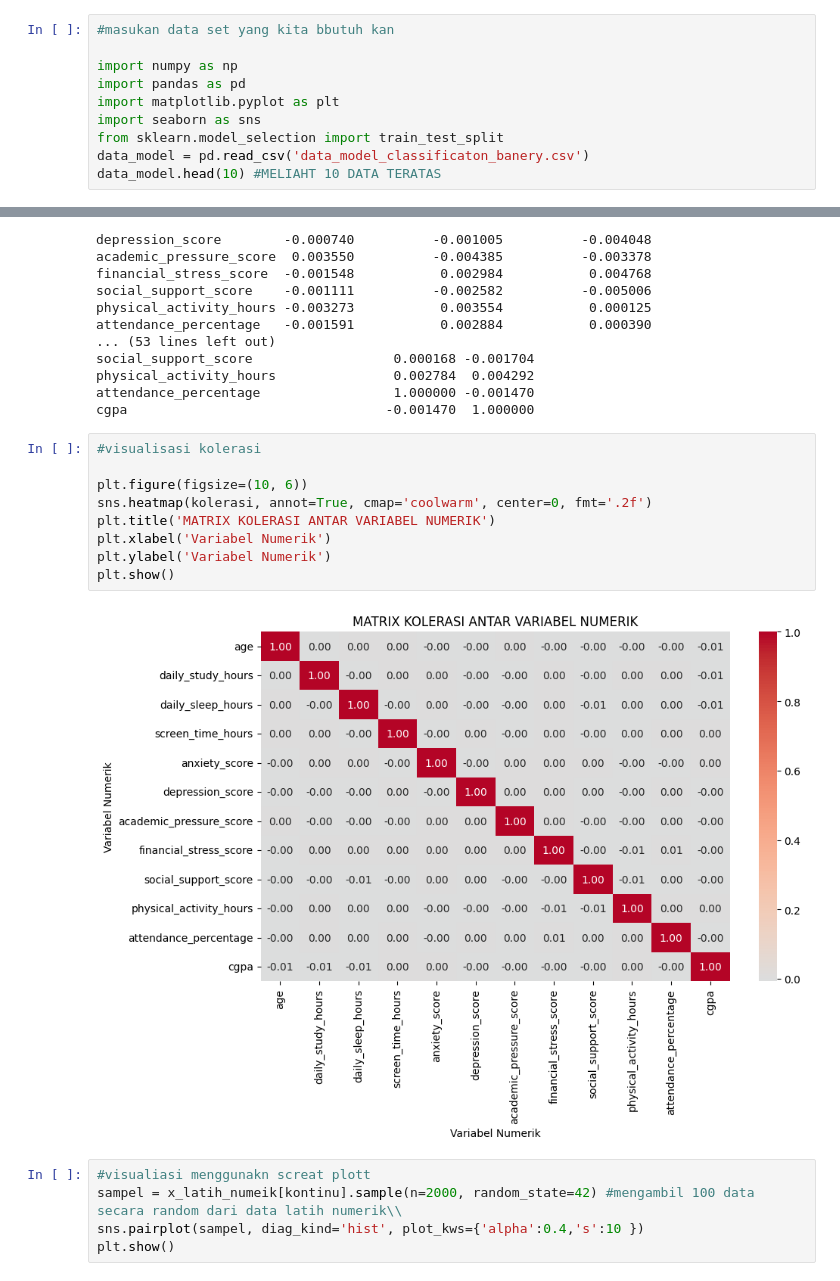
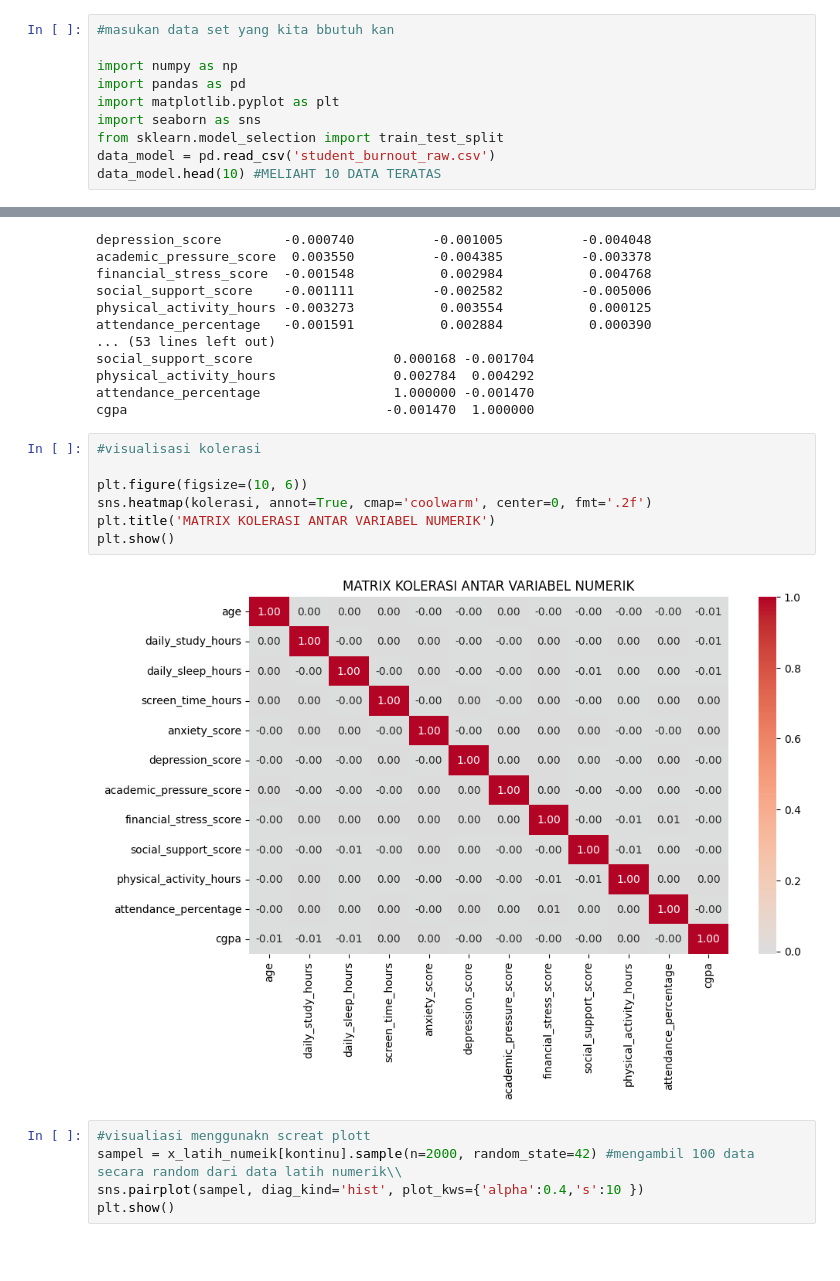
Before and after one commit to wen24-collab/MODEL-MACHINE-LEARNING-CLASSIFIICATION-TINGGKLAT-BRANOUT-SISWA-DAN-ORANG-DEWASA, a Jupyter notebook: prediksi_kelulusan.ipynb, the cells around one changed output, grey strips where cells are left out. Saved outputs shown, nothing was run; the diff lists cells and outputs as text; blank space fills up the shorter version.

Commit message:
prubahan pada data set dan anlisa

```diff
--- a/prediksi_kelulusan.ipynb
+++ b/prediksi_kelulusan.ipynb
@@ -6,6 +6,6 @@ import pandas as pd
 import matplotlib.pyplot as plt
 import seaborn as sns
 from sklearn.model_selection import train_test_split
-data_model = pd.read_csv('data_model_classificaton_banery.csv')
+data_model = pd.read_csv('student_burnout_raw.csv')
 data_model.head(10) #MELIAHT 10 DATA TERATAS
 # %% [output]
@@ -589,14 +614,12 @@ cgpa                                 -0.001470  1.000000
 # %%
 #visualisasi kolerasi
 
 plt.figure(figsize=(10, 6))
 sns.heatmap(kolerasi, annot=True, cmap='coolwarm', center=0, fmt='.2f')
 plt.title('MATRIX KOLERASI ANTAR VARIABEL NUMERIK')
-plt.xlabel('Variabel Numerik')
-plt.ylabel('Variabel Numerik')
 plt.show()
 # %% [output]
-[figure, old version]
+[figure, new version]
 # %%
 #visualiasi menggunakn screat plott
 sampel = x_latih_numeik[kontinu].sample(n=2000, random_state=42) #mengambil 100 data secara random dari data latih numerik\\
```
Also changed, not shown: parts of 22 cells of this notebook, 1 other file.
